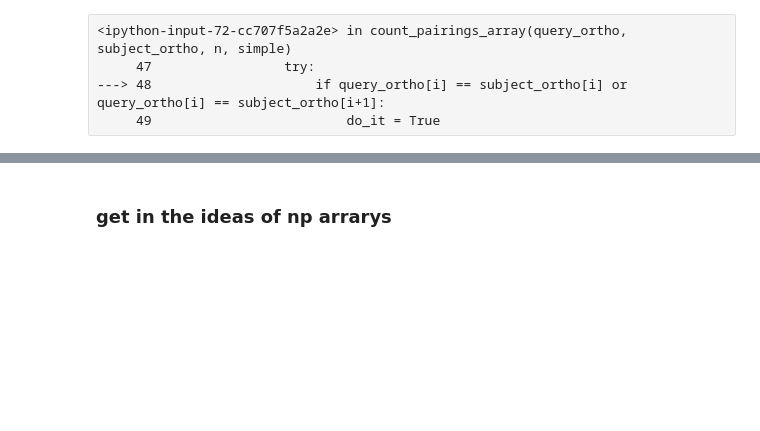
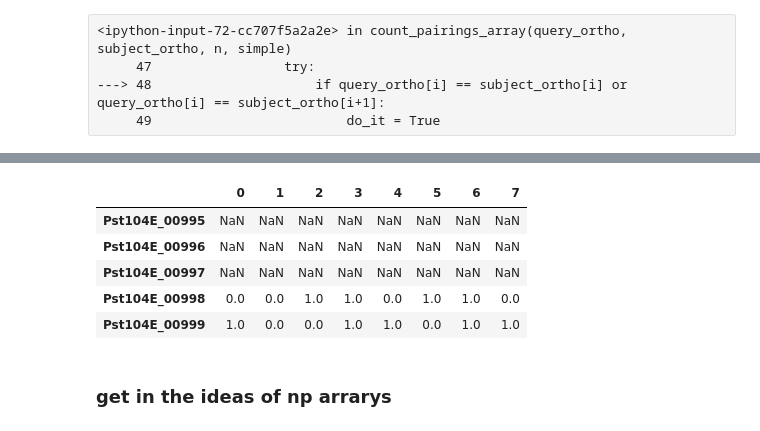
Before and after one commit to Team-Schwessinger/DK_0911-1, a Jupyter notebook: scripts/Synteny_analysis.ipynb, the cells around one changed output, grey strips where cells are left out. Saved outputs shown, nothing was run; the diff lists cells and outputs as text; code cells hidden in the pictures; blank space fills up the shorter version.

```diff
--- a/scripts/Synteny_analysis.ipynb
+++ b/scripts/Synteny_analysis.ipynb
@@ -628,6 +628,14 @@ for x in first_orthologs:
 # %% [output]
 [array([ nan,  nan,  nan,  nan,  nan,  nan,  nan,  nan]), array([ 1.,  1.,  1.,  1.,  1.,  0.,  1.,  1.])]
 # %%
+#generate dicts that will be used to track things
+allele_dict = {}
+singleton_dict = {}
+paralog_dict = {}
+up_match_dict = {}
+down_match_dict = {}
+n=8
+simple = True
 #testing set loop
 gene_done_list = []
 for x in range(0,1000):
@@ -750,4 +787,13 @@ import pandas as pd
 # %%
 down_match_df = pd.DataFrame.from_dict(down_match_dict).T
 up_match_df = pd.DataFrame.from_dict(up_match_dict).T
+# %%
+down_match_df.tail()
+# %% [output]
+|  | 0 | 1 | 2 | 3 | 4 | 5 | 6 | 7 |
+| Pst104E_00995 | NaN | NaN | NaN | NaN | NaN | NaN | NaN | NaN |
+| Pst104E_00996 | NaN | NaN | NaN | NaN | NaN | NaN | NaN | NaN |
+| Pst104E_00997 | NaN | NaN | NaN | NaN | NaN | NaN | NaN | NaN |
+| Pst104E_00998 | 0.0 | 0.0 | 1.0 | 1.0 | 0.0 | 1.0 | 1.0 | 0.0 |
+| Pst104E_00999 | 1.0 | 0.0 | 0.0 | 1.0 | 1.0 | 0.0 | 1.0 | 1.0 |
 # %%
```
Also changed, not shown: parts of 10 cells of this notebook, 2 other files.
